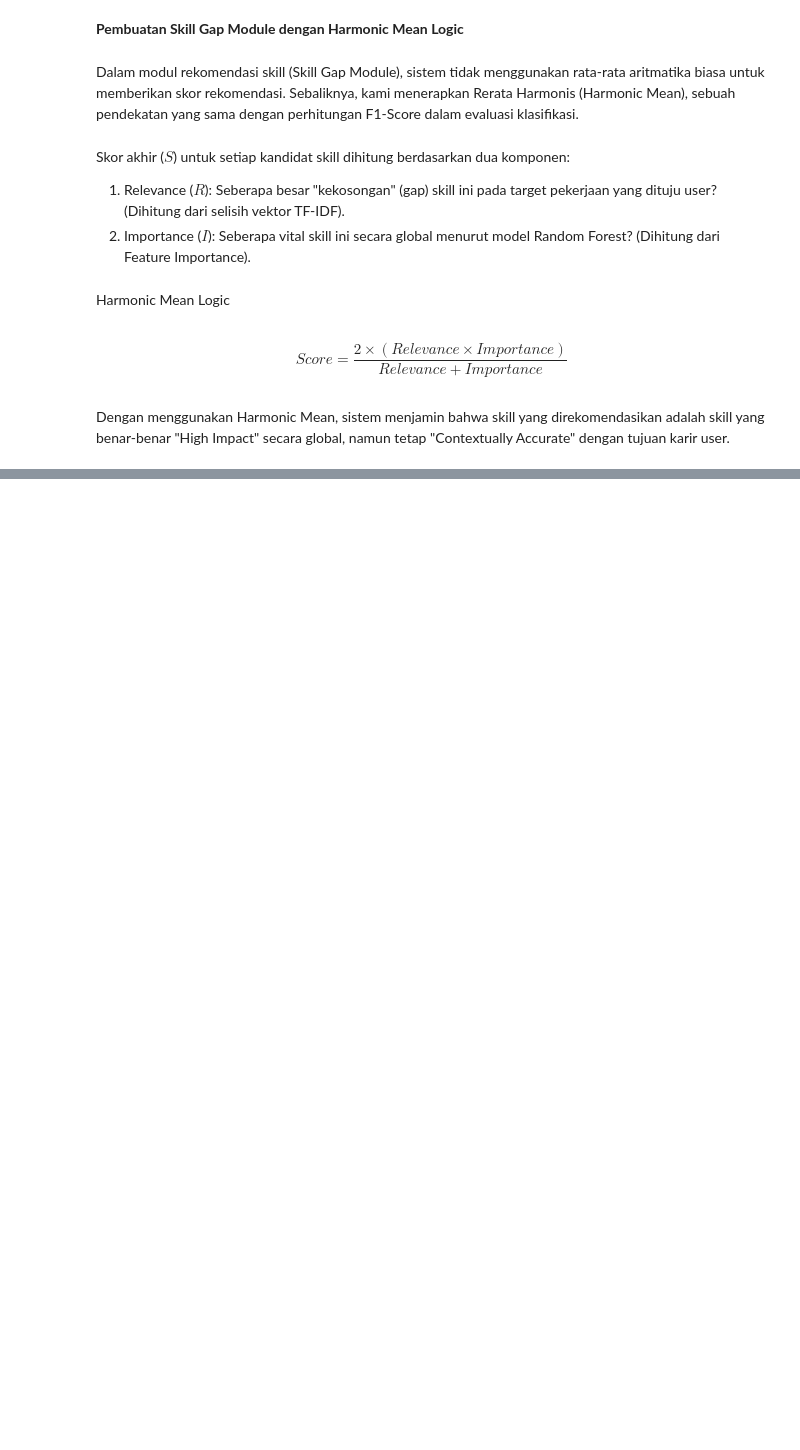
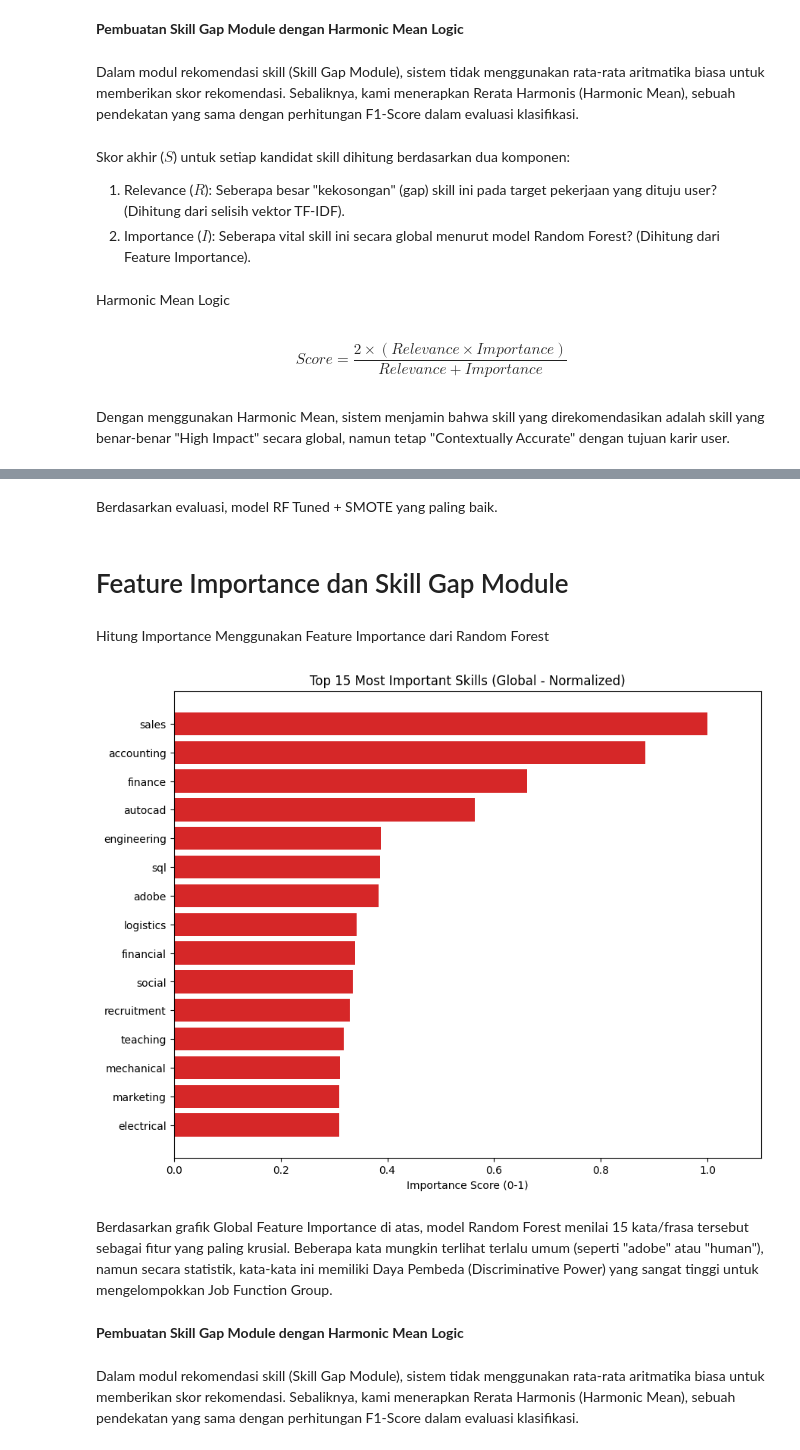
Before and after one commit to muhanangmahrub/Career-Path-Navigator, a Jupyter notebook: notebooks/abrar/notebook.ipynb, the cells around one changed output, grey strips where cells are left out. Drawn from its saved outputs; the diff is of its cells as text; code cells hidden in the pictures; blank space fills up the shorter version.

```diff
--- a/notebooks/abrar/notebook.ipynb
+++ b/notebooks/abrar/notebook.ipynb
@@ -709,0 +1113,3 @@ gap_analyzer = SkillGapModule(tfidf, df_clean, global_importance_dict)
+# %%
+#k_neighbors=5 adalah standar
+smote = SMOTE(random_state=42, k_neighbors=5)
@@ -709,0 +1118,2 @@ gap_analyzer = SkillGapModule(tfidf, df_clean, global_importance_dict)
+# %%
+X_train_smote, y_train_smote = smote.fit_resample(X_train_enc, y_train_enc)
@@ -709,0 +1130,14 @@ gap_analyzer = SkillGapModule(tfidf, df_clean, global_importance_dict)
+# %%
+# Menggunakan parameter terbaik dari tuning sebelumnya
+rf_tuned_smote = RandomForestClassifier(
+    n_estimators=100,
+    min_samples_split=5,
+    min_samples_leaf=1,
+    max_depth=None,              # Membiarkan pohon tumbuh maksimal
+    class_weight='balanced_subsample', # Tetap kita pakai sesuai request
+    random_state=42,
+    n_jobs=-1
+)
+
+# Train pada data yang SUDAH di-SMOTE
+rf_tuned_smote.fit(X_train_smote, y_train_smote)
@@ -709,0 +1182,38 @@ gap_analyzer = SkillGapModule(tfidf, df_clean, global_importance_dict)
+# %% [markdown]
+Berdasarkan evaluasi, model RF Tuned + SMOTE yang paling baik.
+# %% [markdown]
+# Feature Importance dan Skill Gap Module
+# %% [markdown]
+Hitung Importance Menggunakan Feature Importance dari Random Forest
+# %%
+#Ambil Feature Importance dari Model yang baru dilatih
+raw_importances = rf_tuned_smote.feature_importances_
+
+# Normalisasi (Scaling 0.0 s/d 1.0)
+# Skill paling penting akan bernilai 1.0
+max_val = raw_importances.max()
+normalized_importances = raw_importances / max_val
+
+# Simpan ke Dictionary (Mapping Nama Skill -> Skor)
+global_importance_dict = dict(zip(feature_names, normalized_importances))
+
+# Visualisasi Top 15 Skill
+indices = np.argsort(normalized_importances)[-15:]
+
+
+#buat barplot
+plt.figure(figsize=(10, 8))
+plt.title('Top 15 Most Important Skills (Global - Normalized)')
+plt.barh(range(len(indices)), normalized_importances[indices], color='#d62728', align='center')
+plt.yticks(range(len(indices)), [feature_names[i] for i in indices])
+plt.xlabel('Importance Score (0-1)')
+plt.xlim(0, 1.1)
+plt.show()
+# %% [output]
+[figure, added]
+# %% [markdown]
+Berdasarkan grafik Global Feature Importance di atas, model Random Forest menilai 15 kata/frasa tersebut sebagai fitur yang paling krusial. Beberapa kata mungkin terlihat terlalu umum (seperti "adobe" atau "human"), namun secara statistik, kata-kata ini memiliki Daya Pembeda (Discriminative Power) yang sangat tinggi untuk mengelompokkan Job Function Group.
+# %% [markdown]
+**Pembuatan Skill Gap Module dengan Harmonic Mean Logic**
+# %% [markdown]
+Dalam modul rekomendasi skill (Skill Gap Module), sistem tidak menggunakan rata-rata aritmatika biasa untuk memberikan skor rekomendasi. Sebaliknya, kami menerapkan Rerata Harmonis (Harmonic Mean), sebuah pendekatan yang sama dengan perhitungan F1-Score dalam evaluasi klasifikasi.
```
Also changed, not shown: parts of 77 cells of this notebook.
